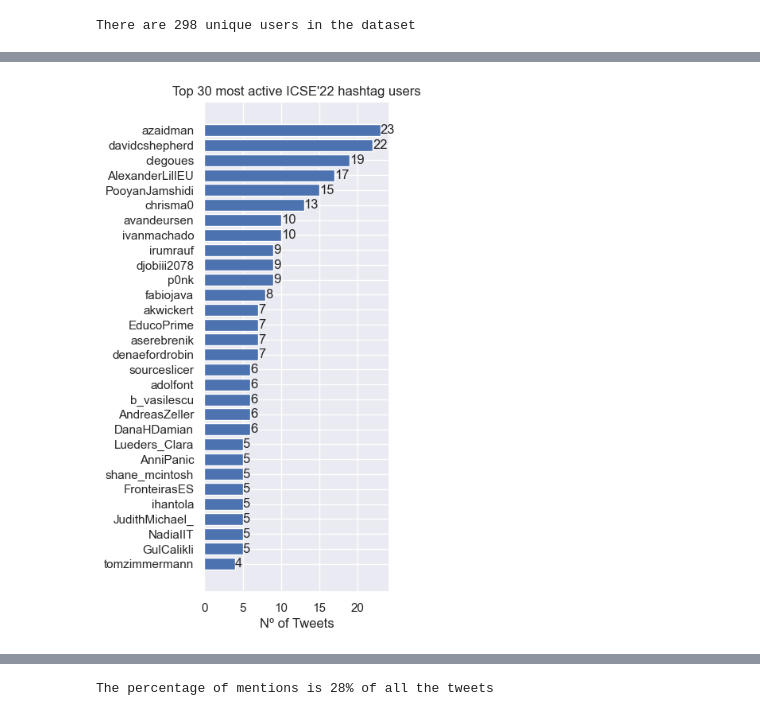
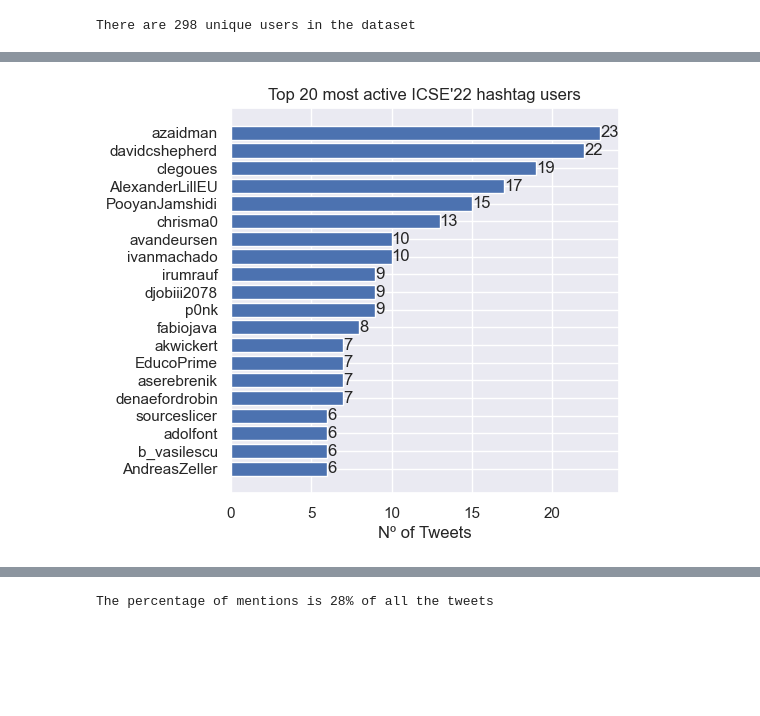
Before and after one commit to chrisma/icse22-tweets, a Jupyter notebook: analysis.ipynb, the cells around one changed output, grey strips where cells are left out. Cells and saved outputs as stored; diff of their text form; code cells hidden in the pictures; blank space fills up the shorter version.

```diff
--- a/analysis.ipynb
+++ b/analysis.ipynb
@@ -47,11 +59,14 @@ def is_Reply_to(tweet):
 tweets = pd.DataFrame()
 tweets['text'] = list(map(lambda tweet: tweet['full_text'] if 'extended_tweet' not in tweet else tweet['extended_tweet']['full_text'], icse_tweets))
 tweets['Username'] = list(map(lambda tweet: tweet['user']['screen_name'], icse_tweets))
-tweets['Timestamp'] = list(map(lambda tweet: tweet['created_at'], icse_tweets))
+# tweets['timestamp'] = list(map(lambda tweet: tweet['created_at'], icse_tweets))
 tweets['length'] = list(map(lambda tweet: len(tweet['full_text']) if'extended_tweet' not in tweet else len(tweet['extended_tweet']['full_text']), icse_tweets))
-tweets['location'] = list(map(lambda tweet: tweet['user']['location'], icse_tweets))
+# tweets['location'] = list(map(lambda tweet: tweet['user']['location'], icse_tweets))
 tweets['RT'] = list(map(is_RT, icse_tweets))
 tweets['Reply'] = list(map(is_Reply_to, icse_tweets))
+tweets['favorites'] = list(map(lambda tweet: tweet['favorite_count'], icse_tweets))
+tweets['retweets'] = list(map(lambda tweet: tweet['retweet_count'], icse_tweets))
+tweets['url'] = list(map(lambda t: f"https://twitter.com/{t['user']['screen_name']}/{t['id_str']}", icse_tweets))
 # %%
 tweets.head()
 # %% [output]
@@ -68,20 +114,20 @@ There are 298 unique users in the dataset
 # %%
 usertweets = tweets.groupby('Username')
-#Top 30 tweeting users
+#Top tweeting users
 top_users = usertweets.count()['text'].sort_values(ascending = False)[:20].to_dict()
 
-fig, ax = plt.subplots(figsize = (3,8))
+fig, ax = plt.subplots(figsize = (5,5))
 sns.set_theme()
 y_pos = np.arange(len(top_users.keys()))
 ax.barh(y_pos, top_users.values(), align='center')
 ax.set_yticks(y_pos, labels=top_users.keys())
 ax.invert_yaxis()  # labels read top-to-bottom
 ax.set_xlabel("Nº of Tweets")
 ax.set_title("Top 20 most active ICSE'22 hashtag users")
 ax.bar_label(ax.containers[0], label_type='edge')
 plt.show()
 # %% [output]
-[figure, old version]
+[figure, new version]
 # %%
 #See the percentage of tweets from the initial set that are retweets
 RT_tweets = tweets[tweets['RT'] == True]
```
Also changed, not shown: parts of 7 cells of this notebook.
